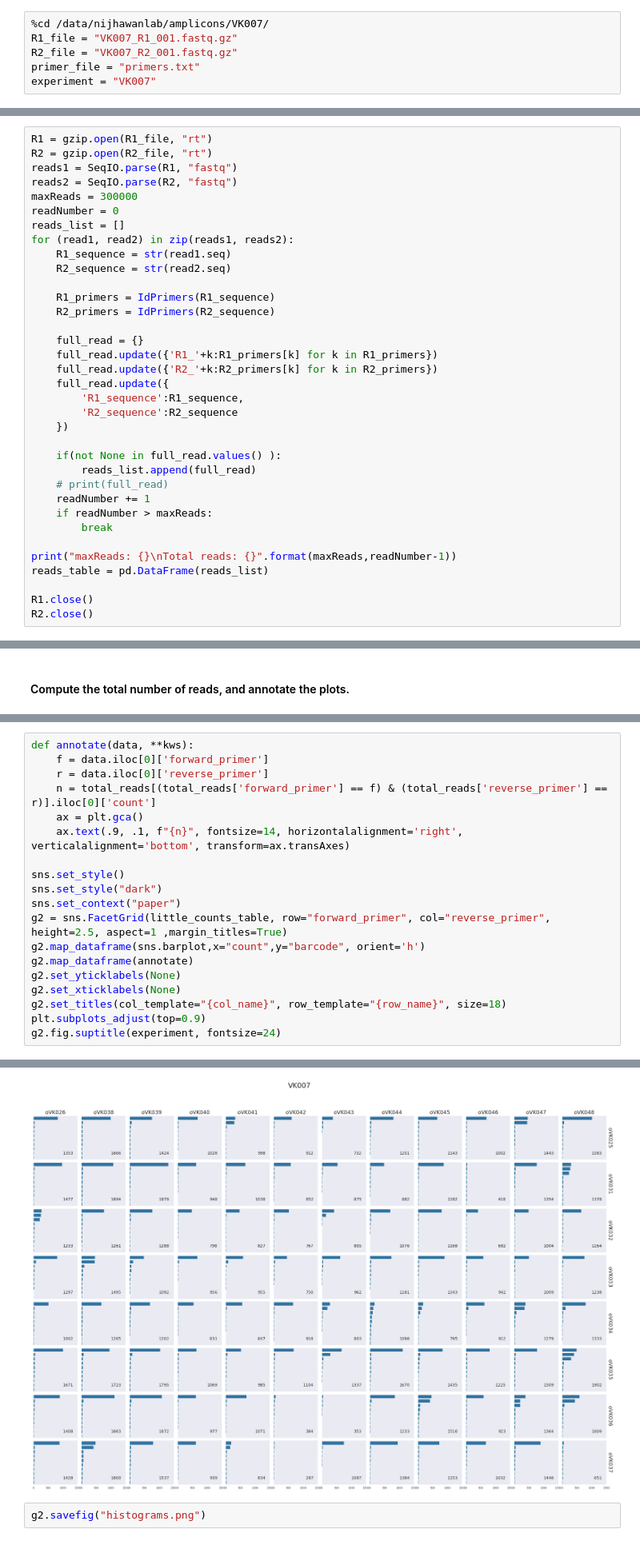
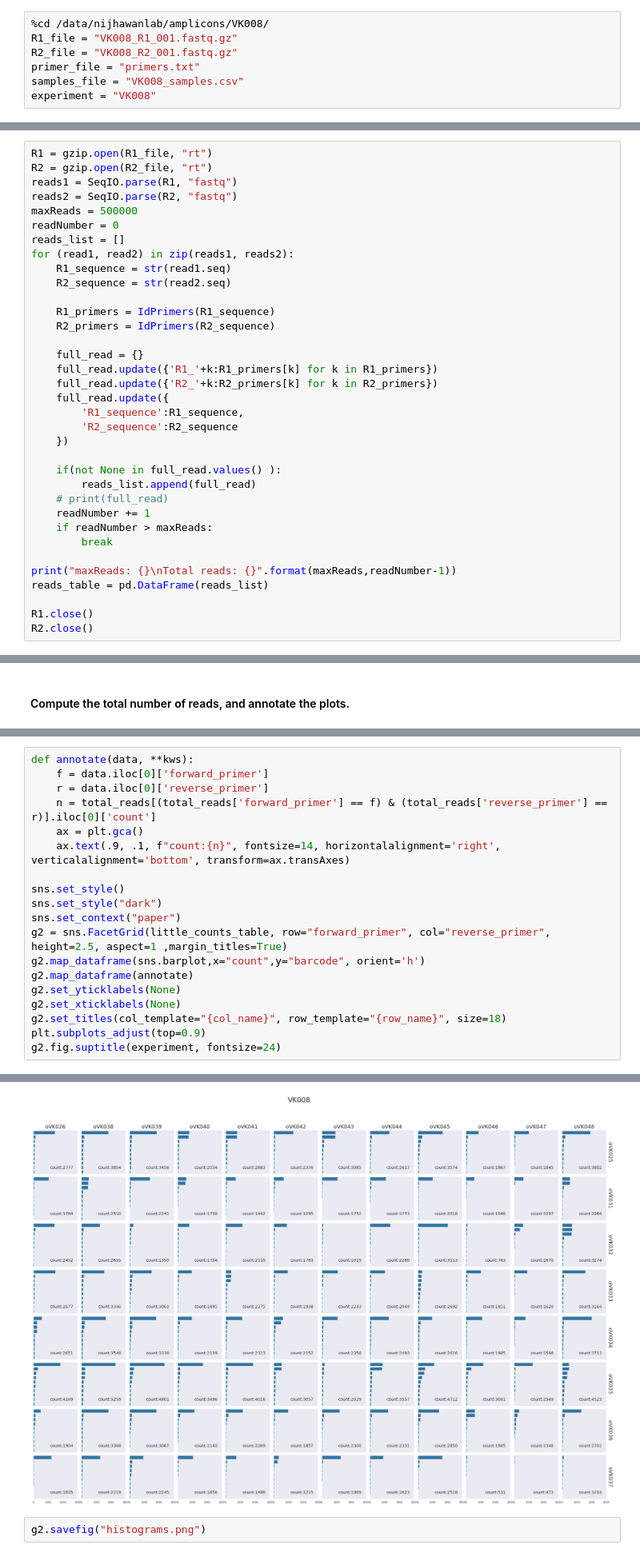
Before and after one commit to johannpeterson/nijhawan-lab, a Jupyter notebook: source/notebooks/Amplicons VK008.ipynb, the cells around one changed output, grey strips where cells are left out. Shown: that part at 80% size. Saved outputs shown, nothing was run; the diff lists cells and outputs as text.

```diff
--- a/source/notebooks/Amplicons VK008.ipynb
+++ b/source/notebooks/Amplicons VK008.ipynb
@@ -1,7 +1,8 @@
 # %%
-%cd /data/nijhawanlab/amplicons/VK007/
-R1_file = "VK007_R1_001.fastq.gz"
-R2_file = "VK007_R2_001.fastq.gz"
+%cd /data/nijhawanlab/amplicons/VK008/
+R1_file = "VK008_R1_001.fastq.gz"
+R2_file = "VK008_R2_001.fastq.gz"
 primer_file = "primers.txt"
-experiment = "VK007"
+samples_file = "VK008_samples.csv"
+experiment = "VK008"
 # %% [output]
@@ -182,7 +188,7 @@ R1 = gzip.open(R1_file, "rt")
 R2 = gzip.open(R2_file, "rt")
 reads1 = SeqIO.parse(R1, "fastq")
 reads2 = SeqIO.parse(R2, "fastq")
-maxReads = 300000
+maxReads = 500000
 readNumber = 0
 reads_list = []
 for (read1, read2) in zip(reads1, reads2):
@@ -561,7 +567,7 @@ def annotate(data, **kws):
     r = data.iloc[0]['reverse_primer']
     n = total_reads[(total_reads['forward_primer'] == f) & (total_reads['reverse_primer'] == r)].iloc[0]['count']
     ax = plt.gca()
-    ax.text(.9, .1, f"{n}", fontsize=14, horizontalalignment='right', verticalalignment='bottom', transform=ax.transAxes)
+    ax.text(.9, .1, f"count:{n}", fontsize=14, horizontalalignment='right', verticalalignment='bottom', transform=ax.transAxes)
 
 sns.set_style()
 sns.set_style("dark")
@@ -579,3 +585,3 @@ Text(0.5, 0.98, 'VK007')
-[figure, old version]
+[figure, new version]
 # %%
 g2.savefig("histograms.png")
```
Also changed, not shown: parts of 35 cells of this notebook.
